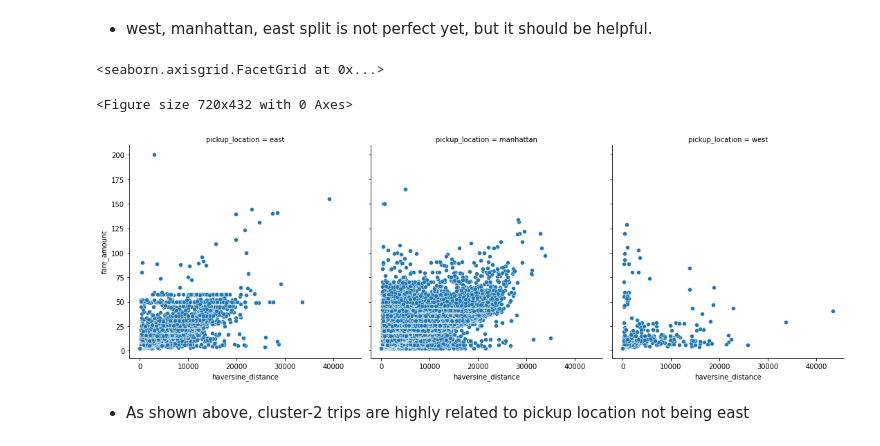
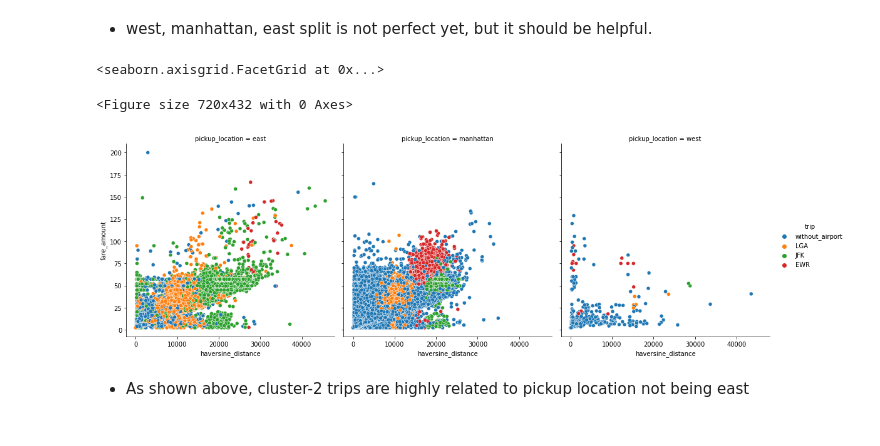
Before and after one commit to Guli-Y/NYCtaxifarePredictor, a Jupyter notebook: notebooks/NYC_taxi_fare_prediction.ipynb, the cells around one changed output. Saved outputs shown, nothing was run; the diff lists cells and outputs as text; code cells hidden in the pictures.

Commit message:
explored data and build the first model

```diff
--- a/notebooks/NYC_taxi_fare_prediction.ipynb
+++ b/notebooks/NYC_taxi_fare_prediction.ipynb
@@ -43,6 +39,6 @@ import googlemaps
 %%time
 # read the train.csv directly from GCP cloud storage
 url = 'gs://nyc_taxifare_predictor/data/train.csv'
-df = pd.read_csv(url, nrows=1000000, encoding='utf-8')
+df = pd.read_csv(url, nrows=2000000, encoding='utf-8')
 df.head()
 # %% [output]
@@ -797,12 +780,15 @@ m
 - west, manhattan, east split is not perfect yet, but it should be helpful.
 # %%
 plt.figure(figsize=(10,6))
-sns.relplot(data=df[df.trip=='without_airport'], x='haversine_distance', y='fare_amount',
-                col='pickup_location')
+sns.relplot(data=df,
+            x='haversine_distance',
+            y='fare_amount',
+            hue='trip',
+            col='pickup_location')
 # %% [output]
 <seaborn.axisgrid.FacetGrid at 0x...>
 <Figure size 720x432 with 0 Axes>
-[figure, old version]
+[figure, new version]
 # %% [markdown]
 - As shown above, cluster-2 trips are highly related to pickup location not being east
 # %% [markdown]
```
Also changed, not shown: parts of 116 cells of this notebook, 1 other file.
